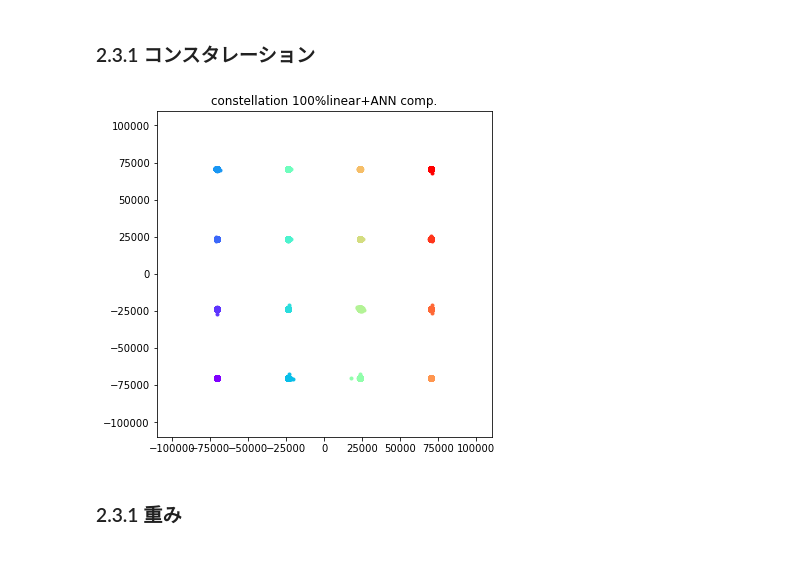
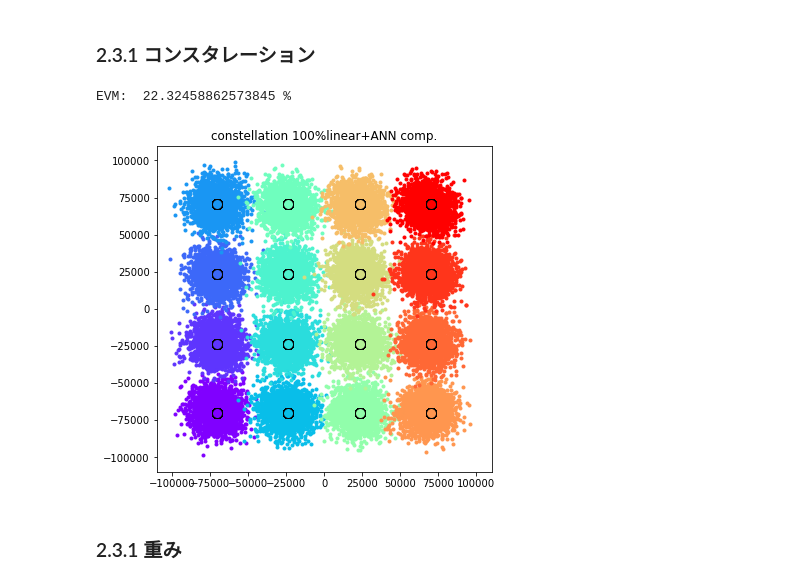
Before and after one commit to n-nooobu/masterthesis, a Jupyter notebook: src/visualize_ANN.ipynb, the cells around one changed output. Saved outputs shown, nothing was run; the diff lists cells and outputs as text; code cells hidden in the pictures.

```diff
--- a/src/visualize_ANN.ipynb
+++ b/src/visualize_ANN.ipynb
@@ -91,7 +91,10 @@ def evm_score(y_pred, y_true):
     tmp = 0
     for i in range(len(y_pred)):
         tmp += ((y_pred[i][0] - y_true[i][0]) ** 2 + (y_pred[i][1] - y_true[i][1]) ** 2) / (y_true[i][0] ** 2 + y_true[i][1] ** 2)
-    evm = torch.sqrt(tmp / len(y_pred))
+    if type(tmp) is np.float64:
+        evm = np.sqrt(tmp / len(y_pred))
+    else:
+        evm = torch.sqrt(tmp / len(y_pred))
     return evm
 # %%
 def train_model(device, model, dataloaders_dict, criterion, optimizer, epochs, epochs_section=None):
@@ -155,7 +158,7 @@ def prepare_val_data(N=13, image_number='0', signal_type='image'):
     D = 16  # 分散パラメータ[ps/nm/km]
     Alpha = 0.16  # 伝送損失[dB/km]
     NF = 4  # ASE雑音指数[dB]
-    Lmax = 500  # 伝送距離[km]
+    Lmax = 2500  # 伝送距離[km]
     ase = True  # ASE雑音を考慮するか
     if signal_type == 'prbs':
         # N = 13  # PRBSの次数
@@ -164,7 +167,7 @@ def prepare_val_data(N=13, image_number='0', signal_type='image'):
         seed = 1234  # 乱数シード
         bit_num = 10000  # ビット長を指定
     elif signal_type == 'image':
-        target_dir = 'train'
+        target_dir = 'train_0'
         step = 10  # =10 ---> (768, 1024) ---> (76, 102)
         # image_number = '0'
         ebtb = True  # 8B10Bを行うか
@@ -268,32 +270,34 @@ Device available now: cpu
 # %% [markdown]
 ### 2.3.1 コンスタレーション
 # %%
-x, y = prepare_val_data(N=13, image_number='0', signal_type='prbs')
+x, y = prepare_val_data(N=17, image_number='0', signal_type='prbs')
 dataset = Dataset(x=x, y=y, mean=mean, std=std)
 dataloader = data.DataLoader(dataset, batch_size=batch_size, shuffle=False)
 
 annc = model(dataset[:][0]).detach().numpy()
 annc = annc * std + mean
+print('EVM: ', evm_score(annc, y) * 100, '%')
 annc = annc[:, 0] + annc[:, 1] * 1j
 y_complex = y[:, 0] + y[:, 1] * 1j
 
 symbol, inverse, counts = np.unique(y_complex, return_inverse=True, return_counts=True)
 
 lim = 110000
 cm = plt.get_cmap('rainbow', 16)
 
 fig = plt.figure(figsize=(6, 6))
 ax = fig.add_subplot(1, 1, 1)
 
 for i in range(len(symbol)):
     ax.plot(annc[y_complex == symbol[i]].real, annc[y_complex == symbol[i]].imag, '.', color=[cm(i)[0], cm(i)[1], cm(i)[2]])
 for i in range(len(symbol)):
-    ax.plot(y_complex[y_complex == symbol[i]].real, y_complex[y_complex == symbol[i]].imag, 'o', color=[cm(i)[0], cm(i)[1], cm(i)[2]])
+    ax.plot(y_complex[y_complex == symbol[i]].real, y_complex[y_complex == symbol[i]].imag, 'o', color=[cm(i)[0], cm(i)[1], cm(i)[2]], markersize=10, markeredgewidth=1, markeredgecolor='black')
 ax.set_title('constellation 100%linear+ANN comp.')
 ax.set_xlim(-lim, lim)
 ax.set_ylim(-lim, lim);
 # %% [output]
+EVM:  22.32458862573845 %
-[figure, old version]
+[figure, new version]
 # %% [markdown]
 ### 2.3.1 重み
 # %%
```
Also changed, not shown: parts of 2 cells of this notebook, 2 other files.
